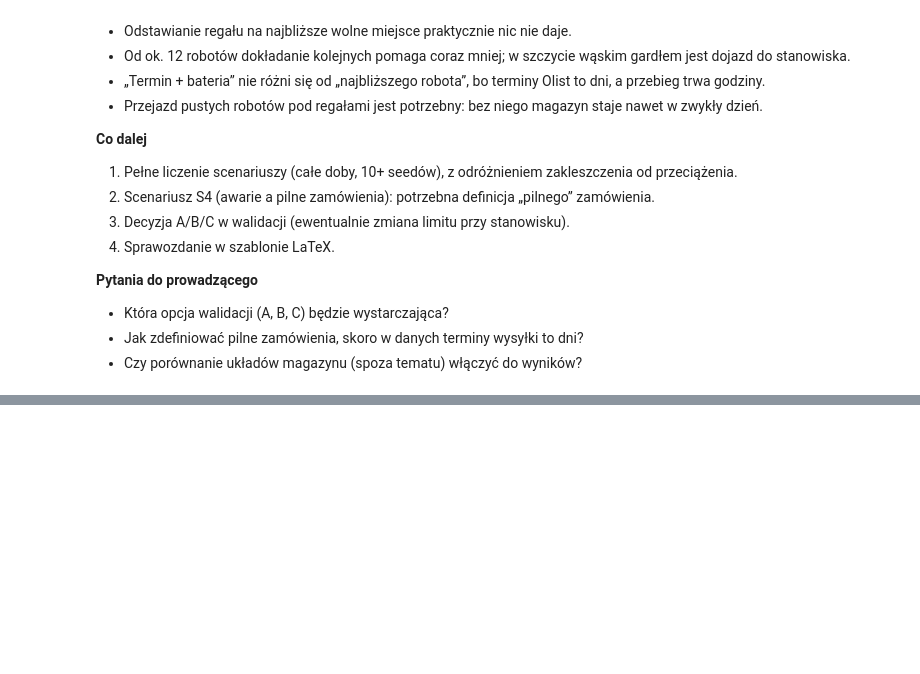
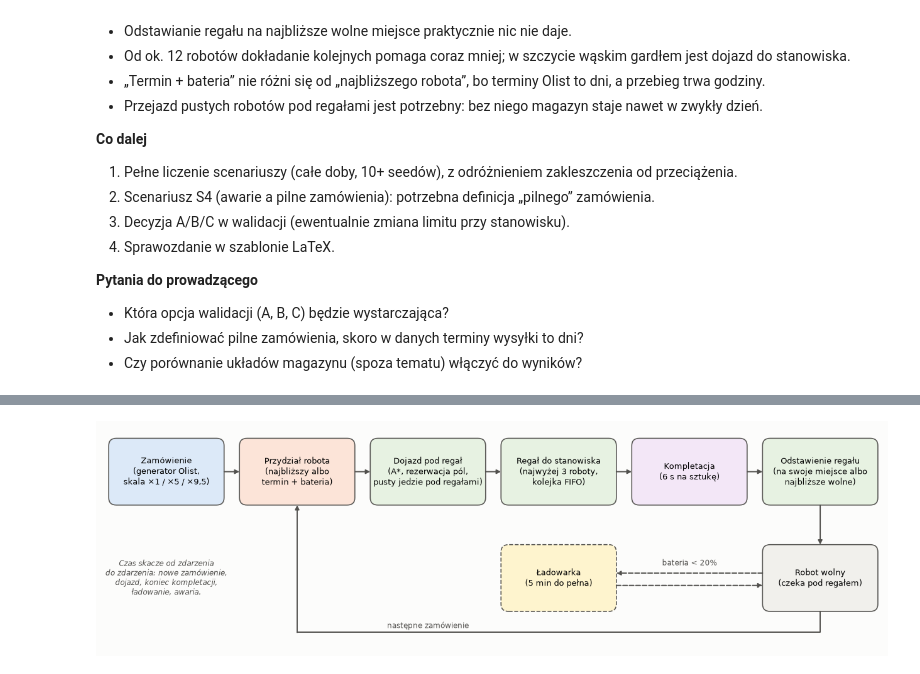
Before and after one commit to w3rr0/SSD, a Jupyter notebook: notebooks/spotkanie_2026-11-23.ipynb, the cells around one changed output, grey strips where cells are left out. Cells and saved outputs as stored; diff of their text form; code cells hidden in the pictures; blank space fills up the shorter version.

```diff
--- a/notebooks/spotkanie_2026-11-23.ipynb
+++ b/notebooks/spotkanie_2026-11-23.ipynb
@@ -393,0 +579,53 @@ validation.style.hide(axis="index").format(precision=1).format({"ρ": "{:.1f}",
+# %%
+from matplotlib.patches import FancyBboxPatch
+
+fig, ax = plt.subplots(figsize=(16, 4.6))
+ax.set_xlim(0, 15.2)
+ax.set_ylim(-1.0, 3.5)
+ax.axis("off")
+W, H = 2.15, 1.25
+
+
+def box(x, y, text, color, dashed=False):
+    ax.add_patch(FancyBboxPatch((x - W / 2, y - H / 2), W, H, boxstyle="round,pad=0.05,rounding_size=0.15",
+                                fc=color, ec=INK_SECONDARY, lw=1.2, ls="--" if dashed else "-", alpha=0.95))
+    ax.text(x, y, text, ha="center", va="center", fontsize=9.5)
+
+
+def arrow(start, end, text=None, dashed=False):
+    ax.annotate("", end, start, arrowprops=dict(arrowstyle="-|>", color=INK_SECONDARY, lw=1.4,
+                                                 ls="--" if dashed else "-", shrinkA=0, shrinkB=0))
+    if text:
+        ax.text((start[0] + end[0]) / 2, (start[1] + end[1]) / 2 + 0.12, text, ha="center",
+                va="bottom", fontsize=8.5, color=INK_SECONDARY)
+
+
+steps = [
+    "Zamówienie\n(generator Olist,\nskala ×1 / ×5 / ×9,5)",
+    "Przydział robota\n(najbliższy albo\ntermin + bateria)",
+    "Dojazd pod regał\n(A*, rezerwacja pól,\npusty jedzie pod regałami)",
+    "Regał do stanowiska\n(najwyżej 3 roboty,\nkolejka FIFO)",
+    "Kompletacja\n(6 s na sztukę)",
+    "Odstawienie regału\n(na swoje miejsce albo\nnajbliższe wolne)",
+]
+colors = ["#dbe8f8", "#fde3d6", "#e6f2e1", "#e6f2e1", "#f3e6f7", "#e6f2e1"]
+xs = [1.25 + i * 2.55 for i in range(len(steps))]
+for x, text, color in zip(xs, steps, colors):
+    box(x, 2.6, text, color)
+for a, b in zip(xs, xs[1:]):
+    arrow((a + W / 2 + 0.05, 2.6), (b - W / 2 - 0.05, 2.6))
+
+box(xs[5], 0.45, "Robot wolny\n(czeka pod regałem)", "#f1f0ec")
+box(xs[3], 0.45, "Ładowarka\n(5 min do pełna)", "#fff4cc", dashed=True)
+arrow((xs[5], 2.6 - H / 2 - 0.05), (xs[5], 0.45 + H / 2 + 0.05))
+arrow((xs[5] - W / 2 - 0.05, 0.55), (xs[3] + W / 2 + 0.05, 0.55), "bateria < 20%", dashed=True)
+arrow((xs[3] + W / 2 + 0.05, 0.3), (xs[5] - W / 2 - 0.05, 0.3), dashed=True)
+ax.plot([xs[5], xs[5], xs[1]], [0.45 - H / 2 - 0.05, -0.65, -0.65], color=INK_SECONDARY, lw=1.4)
+arrow((xs[1], -0.65), (xs[1], 2.6 - H / 2 - 0.05))
+ax.text((xs[1] + xs[3]) / 2, -0.6, "następne zamówienie", ha="center", va="bottom", fontsize=8.5,
+        color=INK_SECONDARY)
+ax.text(xs[0], 0.45, "Czas skacze od zdarzenia\ndo zdarzenia: nowe zamówienie,\ndojazd, koniec kompletacji,\n"
+        "ładowanie, awaria.", ha="center", va="center", fontsize=8.5, color=INK_SECONDARY, style="italic")
+plt.show()
+# %% [output]
+[figure, added]
```
Also changed, not shown: parts of 10 cells of this notebook, 1 other file.
